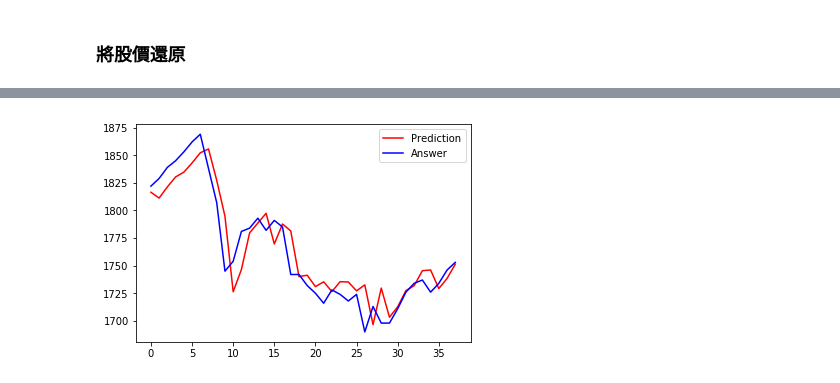
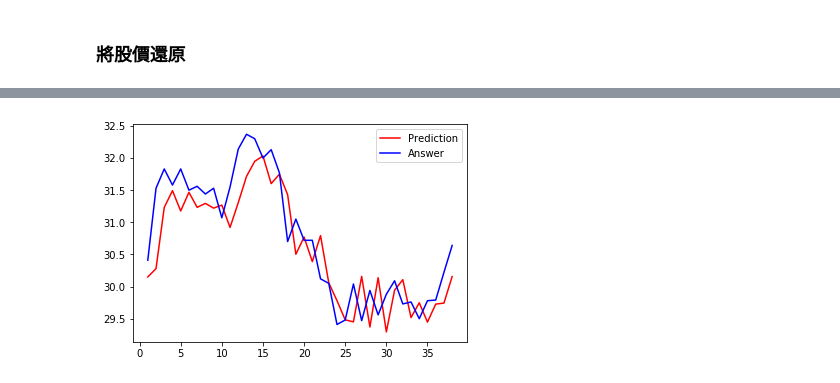
Before and after one commit to wellgary/MachineLearning, a Jupyter notebook: fund_data/revise_fund.ipynb, the cells around one changed output, grey strips where cells are left out. Cells and saved outputs as stored; diff of their text form; code cells hidden in the pictures.

```diff
--- a/fund_data/revise_fund.ipynb
+++ b/fund_data/revise_fund.ipynb
@@ -499,0 +434,25 @@ fund_93_2
+# %%
+def summary_pred(merge_fund_data, start_num, end_num):
+    fun_data = merge_fund_data.iloc[:,start_num:end_num]
+    fun_data.columns = ["close"]
+    fun_data["RSI"] = talib.RSI(np.array(fun_data["close"]))
+    fun_data["MA"] = talib.SMA(np.array(fun_data["close"]))
+    fun_data["EMA"] = talib.EMA(np.array(fun_data["close"]))
+    fun_data["WMA"] = talib.WMA(np.array(fun_data["close"]))
+    fun_data["CMO"] = talib.CMO(np.array(fun_data["close"]))
+    macd, macdsignal, macdhist = talib.MACD(np.array(fun_data["close"]), fastperiod=12, slowperiod=26, signalperiod=20)
+    fun_data["MACD"] = macdhist
+    fun_data["ROC"] = talib.ROC(np.array(fun_data["close"]))
+    fun_data = fun_data.dropna()
+    fun_data = fun_data[["close"]]
+    fun_data["date"] = fun_data.index
+    fun_data_1 = fun_data.iloc[725:726]
+    fun_data_2 = fun_data.iloc[726:len(fun_data)]
+    fun_data_1.index = range(0, len(fun_data_1))
+    fun_data_2.index = range(0, len(fun_data_2))
+    fun_data_1["pred"] = 0
+    fun_data_1["y_test"] = 0
+    fun_data_2["pred"] = denormalize(merge_fund_data, start_num, end_num, pred[38*start_num:38*end_num])
+    fun_data_2["y_test"] = denormalize(merge_fund_data, start_num, end_num, y_test[38*start_num:38*end_num])
+    final_data = pd.concat([fun_data_1, fun_data_2], axis=0)
+    return(final_data)
@@ -499,0 +517,2 @@ fund_93_2
+# %%
+plot_1 = summary_pred(merge_fund_data, 100, 101)
@@ -500,7 +555,10 @@ fund_93_2
+# %%
+plot_1.index = range(len(plot_1))
+plot_2.index = range(len(plot_2))
 # %%
-plt.plot(fund_93_2["pred"], color='red', label='Prediction')
-plt.plot(fund_93_2["close"], color='blue', label='Answer')
+plt.plot(plot_1["pred"][1:39], color='red', label='Prediction')
+plt.plot(plot_1["y_test"][1:39], color='blue', label='Answer')
 plt.legend(loc='best')
 plt.show()
 # %% [output]
-[figure, old version]
+[figure, new version]
```
Also changed, not shown: parts of 20 cells of this notebook.
